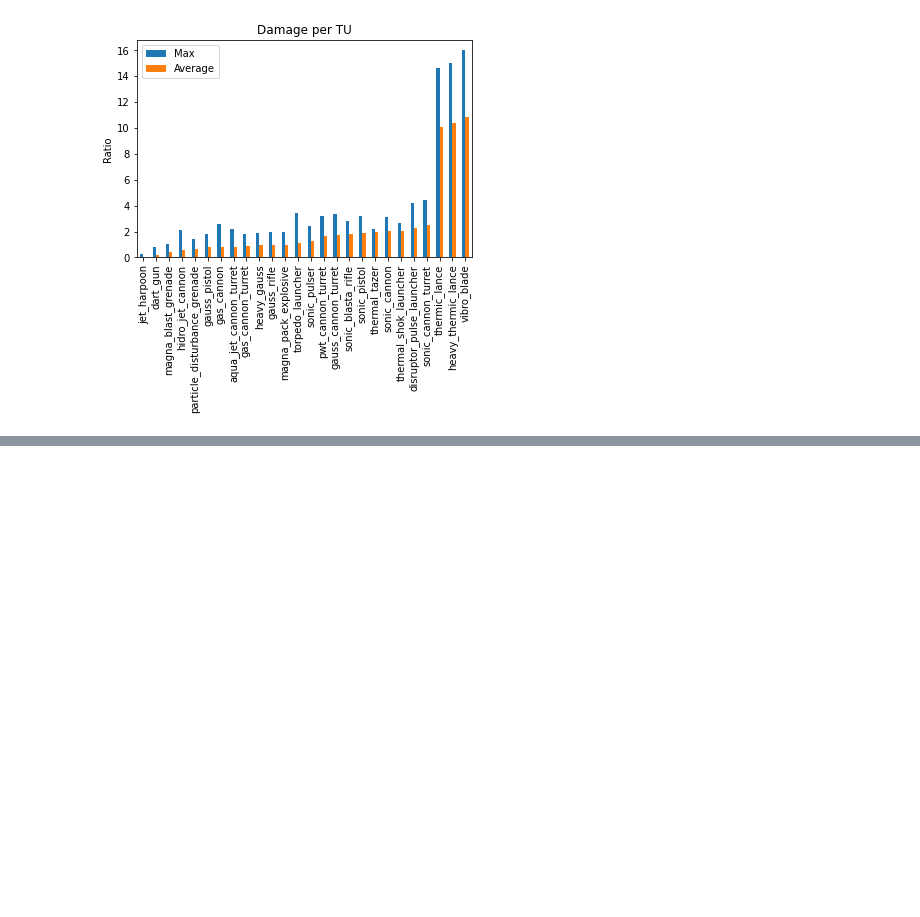
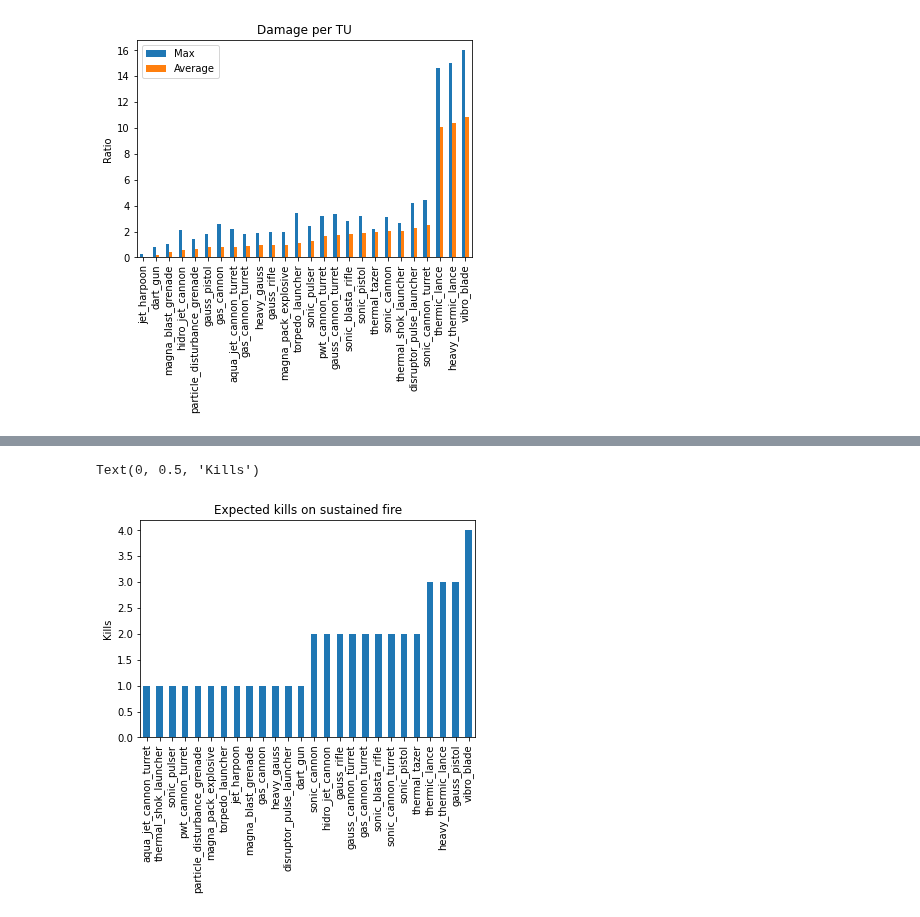
Before and after one commit to Bernardo-MG/xcom-analysis-jupyter-notebook, a Jupyter notebook: terror_from_the_deep/weapon_stats.ipynb, the cells around one changed output, grey strips where cells are left out. Drawn from its saved outputs; the diff is of its cells as text; code cells hidden in the pictures; blank space fills up the shorter version.

```diff
--- a/terror_from_the_deep/weapon_stats.ipynb
+++ b/terror_from_the_deep/weapon_stats.ipynb
@@ -340,0 +362,12 @@ Text(0, 0.5, 'Ratio')
+# %%
+expected_kills = weapon_data_aliens[["weapon", "turn_expected_kills"]]
+expected_kills = expected_kills.groupby(["weapon"]).mean()
+expected_kills["turn_expected_kills"] = expected_kills.apply(lambda x: math.ceil(x["turn_expected_kills"]), axis=1)
+expected_kills = expected_kills.sort_values(by=["turn_expected_kills"])
+# %%
+ax = expected_kills.plot.bar(title="Expected kills on sustained fire", legend=False)
+ax.xaxis.get_label().set_visible(False)
+ax.set_ylabel("Kills")
+# %% [output]
+Text(0, 0.5, 'Kills')
+[figure, added]
```
Also changed, not shown: parts of 10 cells of this notebook, 3 other files.
